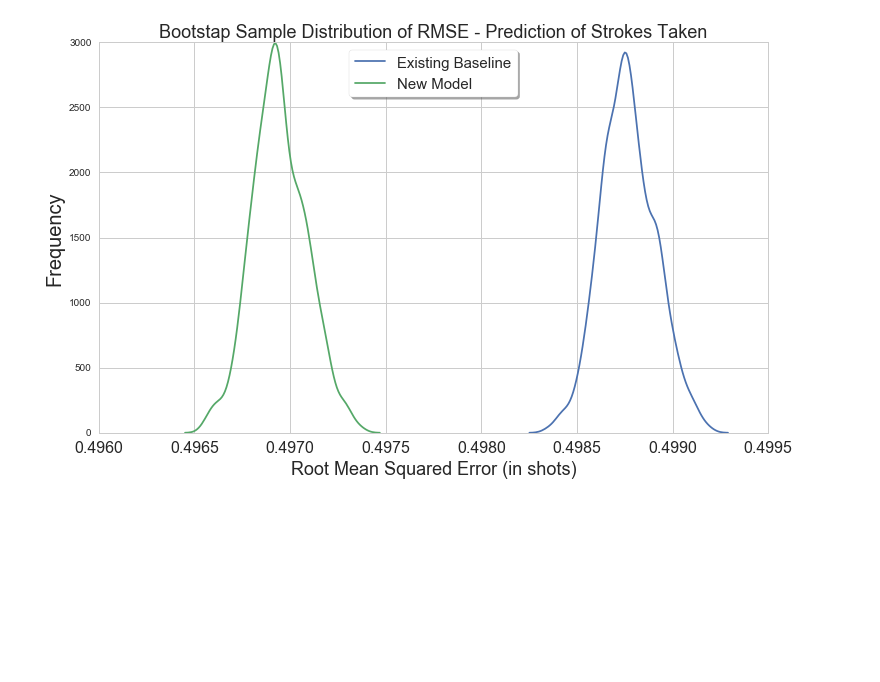
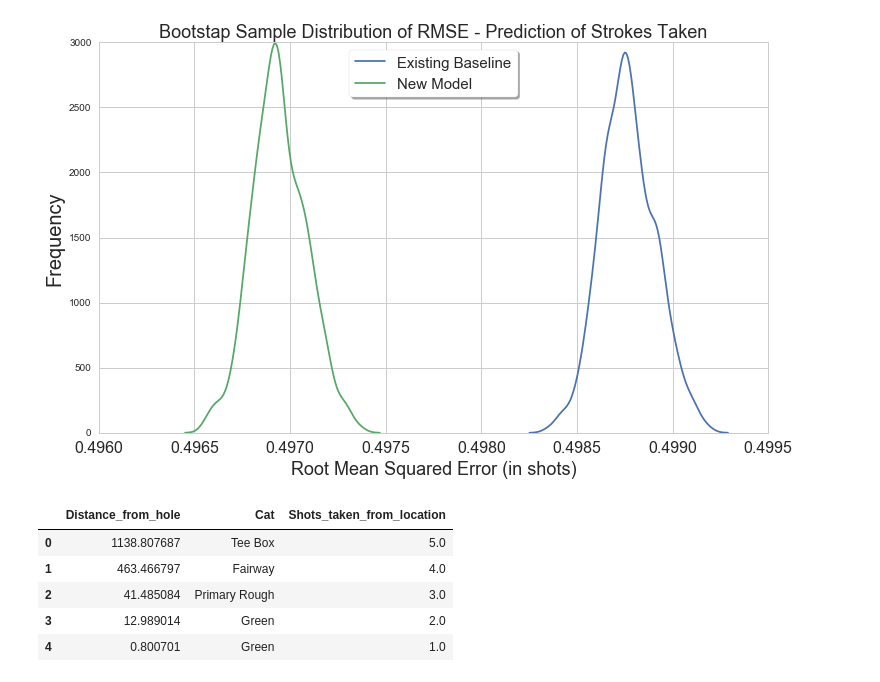
Before and after one commit to adamwlev/StrokesGained2, a Jupyter notebook: PaperStuff/Visualization.ipynb, the cells around one changed output. Saved outputs shown, nothing was run; the diff lists cells and outputs as text; code cells hidden in the pictures; blank space fills up the shorter version.

```diff
--- a/PaperStuff/Visualization.ipynb
+++ b/PaperStuff/Visualization.ipynb
@@ -431,0 +435,9 @@ plt.savefig('PredError.png',dpi=500)
+# %%
+data.head()
+# %% [output]
+|  | Distance_from_hole | Cat | Shots_taken_from_location |
+| 0 | 1138.807687 | Tee Box | 5.0 |
+| 1 | 463.466797 | Fairway | 4.0 |
+| 2 | 41.485084 | Primary Rough | 3.0 |
+| 3 | 12.989014 | Green | 2.0 |
+| 4 | 0.800701 | Green | 1.0 |
```
Also changed, not shown: parts of 6 cells of this notebook, 3 other files.
